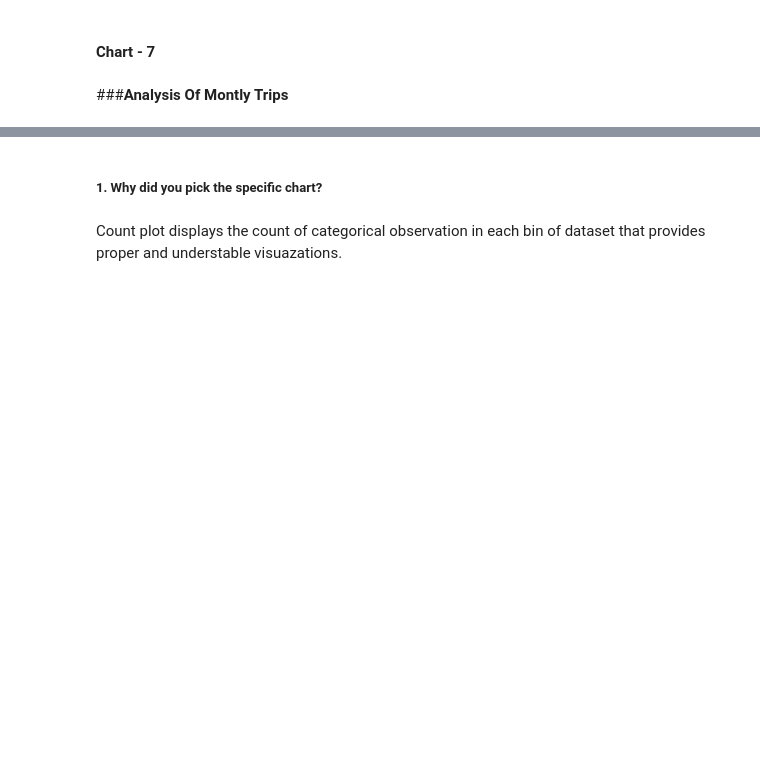
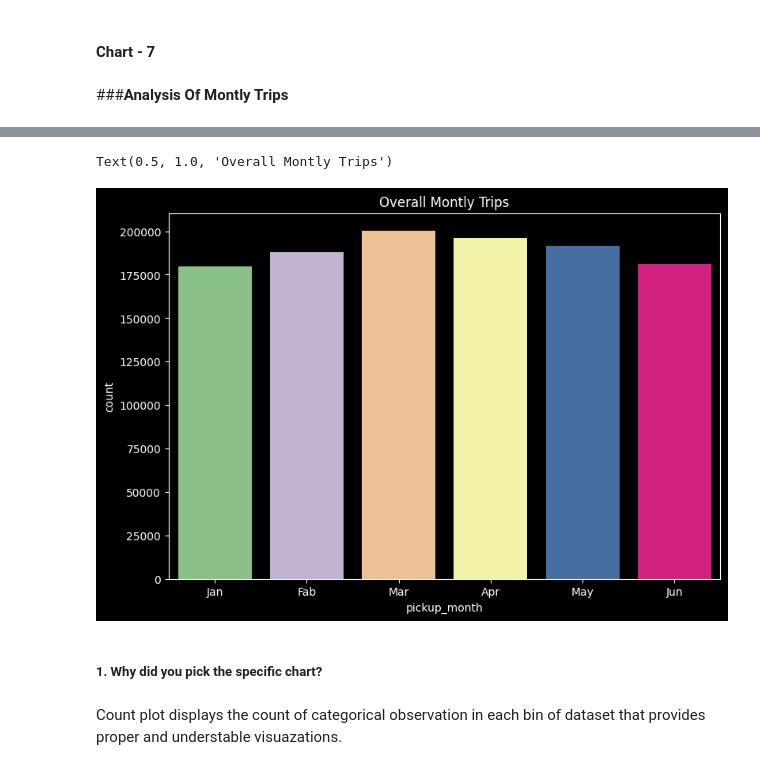
Before and after one commit to Mr-Himanshu123/ML_Project-Taxi-Trip-Time-Prediction, a Jupyter notebook: NYC_Taxi_Trip_Time_Prediction.ipynb, the cells around one changed output, grey strips where cells are left out. Saved outputs shown, nothing was run; the diff lists cells and outputs as text; code cells hidden in the pictures; blank space fills up the shorter version.

```diff
--- a/NYC_Taxi_Trip_Time_Prediction.ipynb
+++ b/NYC_Taxi_Trip_Time_Prediction.ipynb
@@ -624,11 +706,13 @@ nyc_data['pickup_month'].value_counts()
 # %%
 # Chart - 7 visualization code
 
-plt.style.use('dark_background')
 plt.figure(figsize=(9,6))
 sns.countplot(x='pickup_month',data=nyc_data,palette='Accent')
 plt.xticks([0,1,2,3,4,5],labels=['Jan','Fab','Mar','Apr','May','Jun'])
 plt.title('Overall Montly Trips')
+# %% [output]
+Text(0.5, 1.0, 'Overall Montly Trips')
+[figure, added]
 # %% [markdown]
 ##### 1. Why did you pick the specific chart?
 # %% [markdown]
```
Also changed, not shown: parts of 73 cells of this notebook.
